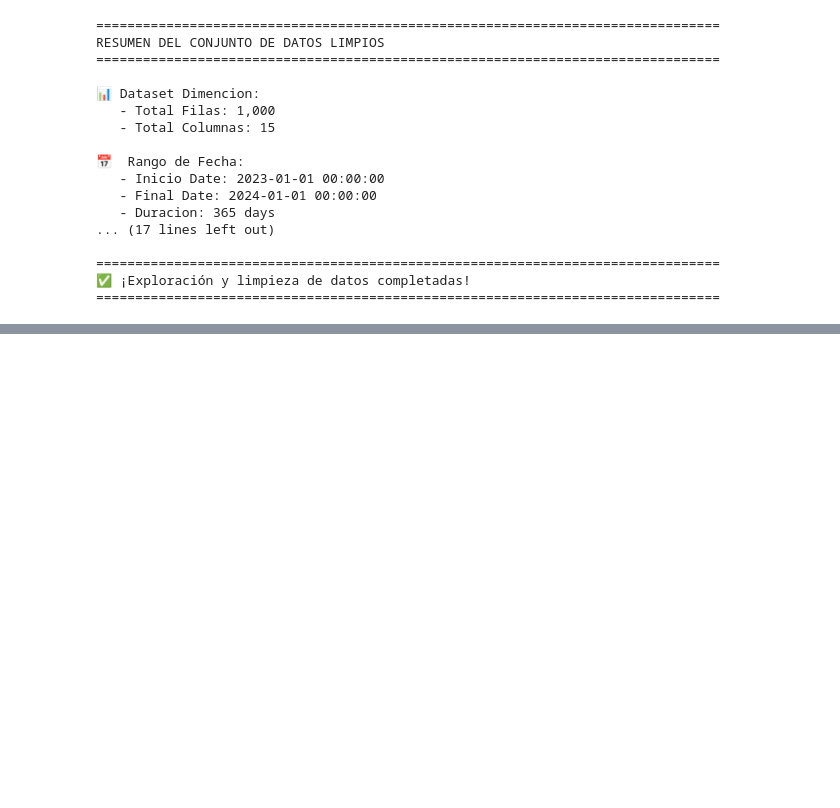
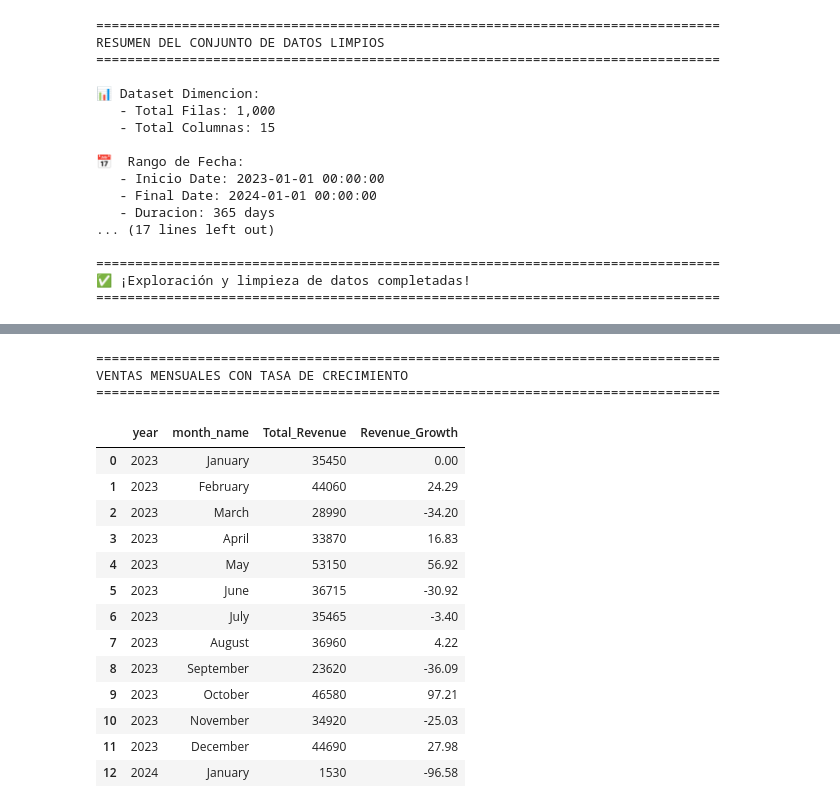
Before and after one commit to Kuoz2/An-lisis_y_Predicci-n, a Jupyter notebook: FinalExamen.ipynb, the cells around one changed output, grey strips where cells are left out. Cells and saved outputs as stored; diff of their text form; code cells hidden in the pictures; blank space fills up the shorter version.

```diff
--- a/FinalExamen.ipynb
+++ b/FinalExamen.ipynb
@@ -278,0 +345,36 @@ categoria_ingreso['Market_Share_%']= (categoria_ingreso['Total_Revenue'] / categ
+# %%
+mothly_ventas = dk_clean.groupby(['year', 'month', 'month_name']).agg({
+    'total_amount': ['sum', 'mean', 'count'],
+    'quantity': 'sum'  # <--- Cambiado de 'count' a 'sum'
+}).round(2)
+
+mothly_ventas.columns = ['Total_Revenue', 'Avg_Transaction', 'Num_Transactions', 'Total_Quantity']
+mothly_ventas = mothly_ventas.reset_index()
+mothly_ventas = mothly_ventas.sort_values(['year', 'month'])
+
+# Calculamos crecimiento y rellenamos el NaN del primer mes con 0
+mothly_ventas['Revenue_Growth'] = (mothly_ventas['Total_Revenue'].pct_change() * 100).fillna(0)
+mothly_ventas['Revenue_Growth'] = mothly_ventas['Revenue_Growth'].round(2) # <--- Redondeo corregido
+
+print("=" * 80)
+print("VENTAS MENSUALES CON TASA DE CRECIMIENTO ")
+print("=" * 80)
+display(mothly_ventas[['year', 'month_name', 'Total_Revenue', 'Revenue_Growth']])
+# %% [output]
+================================================================================
+VENTAS MENSUALES CON TASA DE CRECIMIENTO
+================================================================================
+|  | year | month_name | Total_Revenue | Revenue_Growth |
+| 0 | 2023 | January | 35450 | 0.00 |
+| 1 | 2023 | February | 44060 | 24.29 |
+| 2 | 2023 | March | 28990 | -34.20 |
+| 3 | 2023 | April | 33870 | 16.83 |
+| 4 | 2023 | May | 53150 | 56.92 |
+| 5 | 2023 | June | 36715 | -30.92 |
+| 6 | 2023 | July | 35465 | -3.40 |
+| 7 | 2023 | August | 36960 | 4.22 |
+| 8 | 2023 | September | 23620 | -36.09 |
+| 9 | 2023 | October | 46580 | 97.21 |
+| 10 | 2023 | November | 34920 | -25.03 |
+| 11 | 2023 | December | 44690 | 27.98 |
+| 12 | 2024 | January | 1530 | -96.58 |
```
Also changed, not shown: parts of 5 cells of this notebook.
